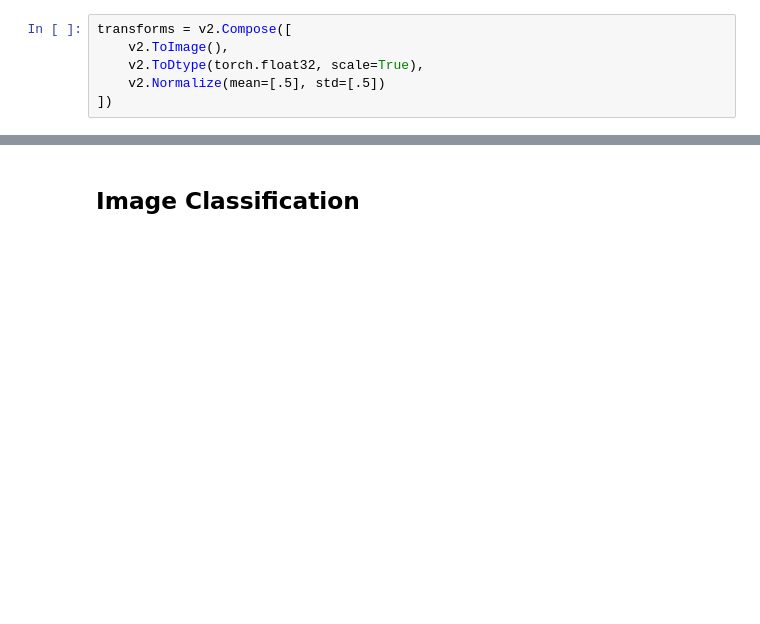
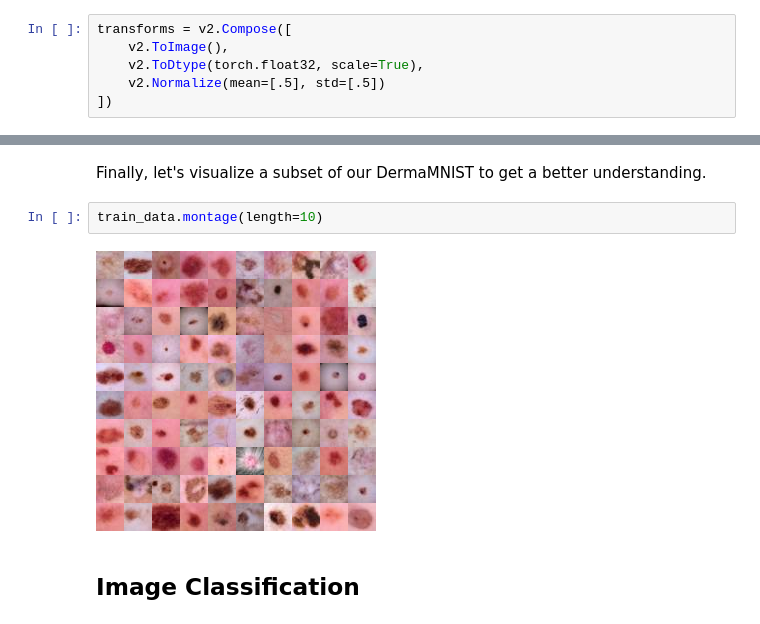
Before and after one commit to Laura-Legat/Introduction-to-AI-in-Medicine, a Jupyter notebook: 3_MedMNIST_Classification.ipynb, the cells around one changed output, grey strips where cells are left out. Cells and saved outputs as stored; diff of their text form; blank space fills up the shorter version.

```diff
--- a/3_MedMNIST_Classification.ipynb
+++ b/3_MedMNIST_Classification.ipynb
@@ -140,5 +155,11 @@ INFO['dermamnist']['label']
  '4': 'melanoma',
  '5': 'melanocytic nevi',
  '6': 'vascular lesions'}
+# %% [markdown]
+Finally, let's visualize a subset of our DermaMNIST to get a better understanding.
+# %%
+train_data.montage(length=10)
+# %% [output]
+[figure, added]
 # %% [markdown]
 ## Image Classification
```
Also changed, not shown: parts of 25 cells of this notebook.
